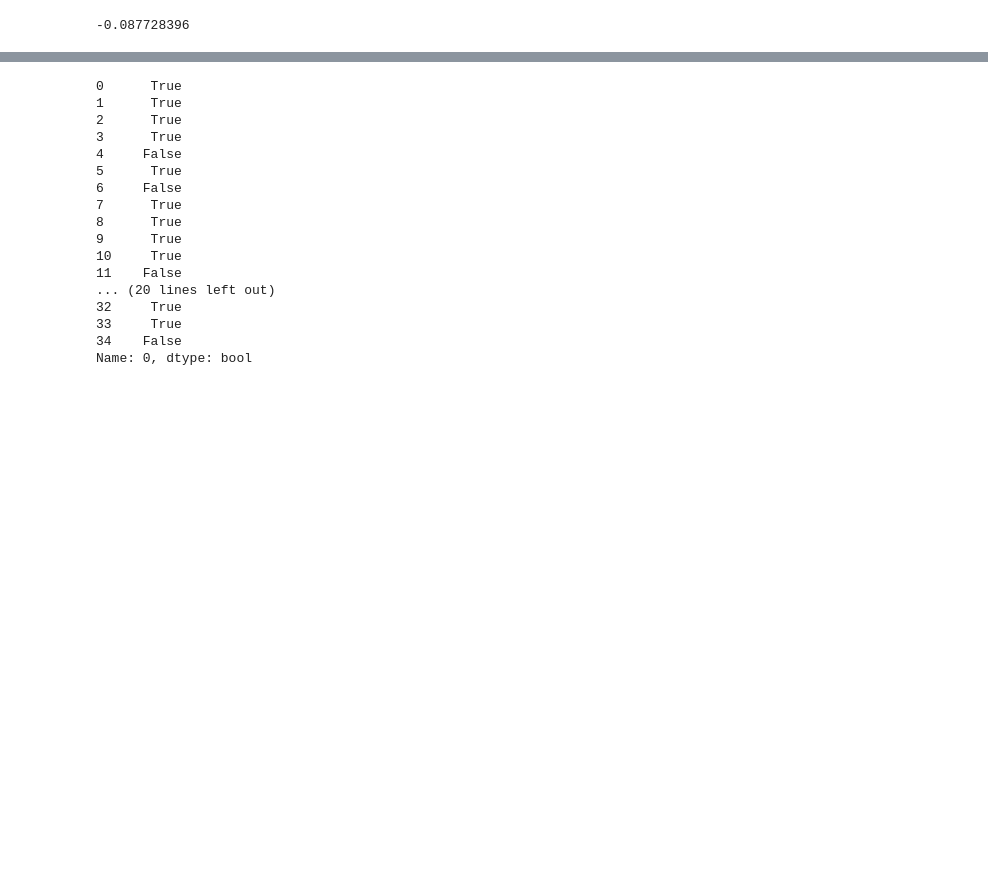
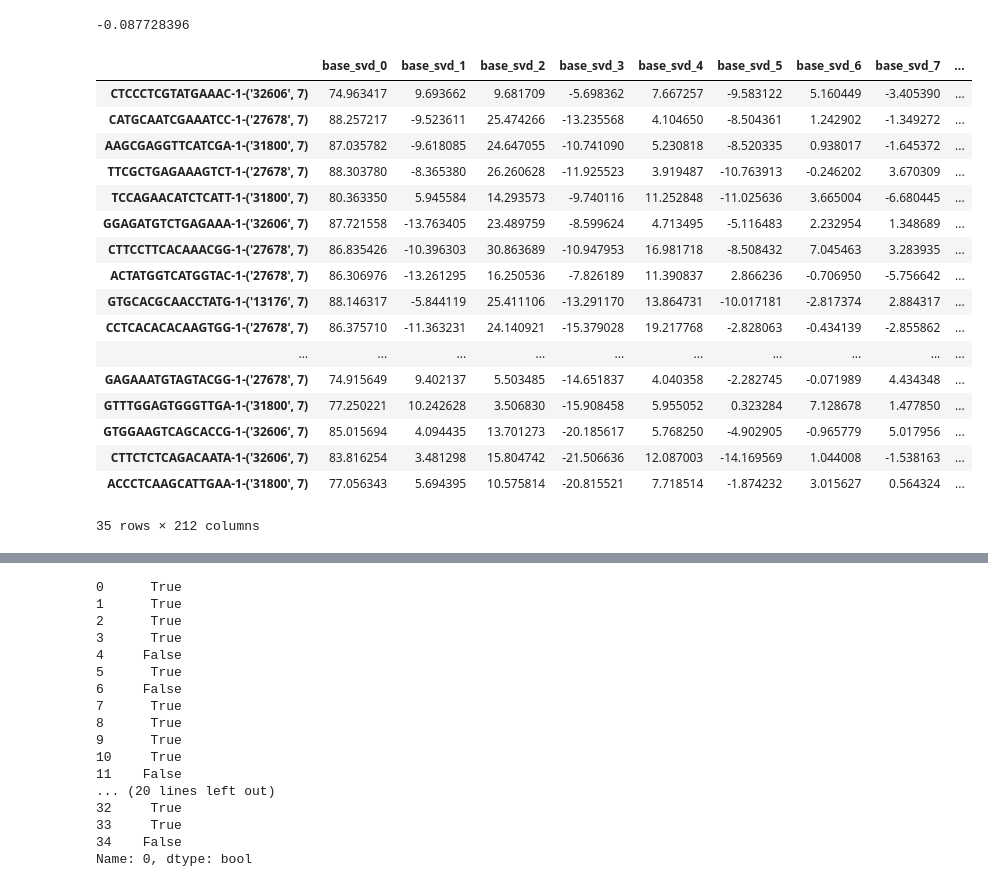
Before and after one commit to valentina-kg/open-problems-multimodal-3rd-solution, a Jupyter notebook: code/4.model/pred/shap.ipynb, the cells around one changed output, grey strips where cells are left out. Drawn from its saved outputs; the diff is of its cells as text; code cells hidden in the pictures; blank space fills up the shorter version.

```diff
--- a/code/4.model/pred/shap.ipynb
+++ b/code/4.model/pred/shap.ipynb
@@ -514,7 +512,26 @@ pd.DataFrame(pred).iloc[0][0]    # first cell, first protein
 # %%
 # consistency:
 X_test_plus_one = X_test_p.to_df()
 X_test_plus_one['base_svd_0'] = X_test_plus_one['base_svd_0'] + 1
 X_test_plus_one
-shap_values_16_p_5_plus_one = explainer16_p.shap_values(X_test_plus_one, nsamples=300)
+# shap_values_16_p_5_plus_one = explainer16_p.shap_values(X_test_plus_one, nsamples=300)
+# %% [output]
+|  | base_svd_0 | base_svd_1 | base_svd_2 | base_svd_3 | base_svd_4 | base_svd_5 | base_svd_6 | base_svd_7 | ... |
+| CTCCCTCGTATGAAAC-1-('32606', 7) | 74.963417 | 9.693662 | 9.681709 | -5.698362 | 7.667257 | -9.583122 | 5.160449 | -3.405390 | ... |
+| CATGCAATCGAAATCC-1-('27678', 7) | 88.257217 | -9.523611 | 25.474266 | -13.235568 | 4.104650 | -8.504361 | 1.242902 | -1.349272 | ... |
+| AAGCGAGGTTCATCGA-1-('31800', 7) | 87.035782 | -9.618085 | 24.647055 | -10.741090 | 5.230818 | -8.520335 | 0.938017 | -1.645372 | ... |
+| TTCGCTGAGAAAGTCT-1-('27678', 7) | 88.303780 | -8.365380 | 26.260628 | -11.925523 | 3.919487 | -10.763913 | -0.246202 | 3.670309 | ... |
+| TCCAGAACATCTCATT-1-('31800', 7) | 80.363350 | 5.945584 | 14.293573 | -9.740116 | 11.252848 | -11.025636 | 3.665004 | -6.680445 | ... |
+| GGAGATGTCTGAGAAA-1-('32606', 7) | 87.721558 | -13.763405 | 23.489759 | -8.599624 | 4.713495 | -5.116483 | 2.232954 | 1.348689 | ... |
+| CTTCCTTCACAAACGG-1-('27678', 7) | 86.835426 | -10.396303 | 30.863689 | -10.947953 | 16.981718 | -8.508432 | 7.045463 | 3.283935 | ... |
+| ACTATGGTCATGGTAC-1-('27678', 7) | 86.306976 | -13.261295 | 16.250536 | -7.826189 | 11.390837 | 2.866236 | -0.706950 | -5.756642 | ... |
+| GTGCACGCAACCTATG-1-('13176', 7) | 88.146317 | -5.844119 | 25.411106 | -13.291170 | 13.864731 | -10.017181 | -2.817374 | 2.884317 | ... |
+| CCTCACACACAAGTGG-1-('27678', 7) | 86.375710 | -11.363231 | 24.140921 | -15.379028 | 19.217768 | -2.828063 | -0.434139 | -2.855862 | ... |
+| ... | ... | ... | ... | ... | ... | ... | ... | ... | ... |
+| GAGAAATGTAGTACGG-1-('27678', 7) | 74.915649 | 9.402137 | 5.503485 | -14.651837 | 4.040358 | -2.282745 | -0.071989 | 4.434348 | ... |
+| GTTTGGAGTGGGTTGA-1-('31800', 7) | 77.250221 | 10.242628 | 3.506830 | -15.908458 | 5.955052 | 0.323284 | 7.128678 | 1.477850 | ... |
+| GTGGAAGTCAGCACCG-1-('32606', 7) | 85.015694 | 4.094435 | 13.701273 | -20.185617 | 5.768250 | -4.902905 | -0.965779 | 5.017956 | ... |
+| CTTCTCTCAGACAATA-1-('32606', 7) | 83.816254 | 3.481298 | 15.804742 | -21.506636 | 12.087003 | -14.169569 | 1.044008 | -1.538163 | ... |
+| ACCCTCAAGCATTGAA-1-('31800', 7) | 77.056343 | 5.694395 | 10.575814 | -20.815521 | 7.718514 | -1.874232 | 3.015627 | 0.564324 | ... |
+35 rows × 212 columns
 # %%
```
Also changed, not shown: parts of 11 cells of this notebook, 5 other files.
